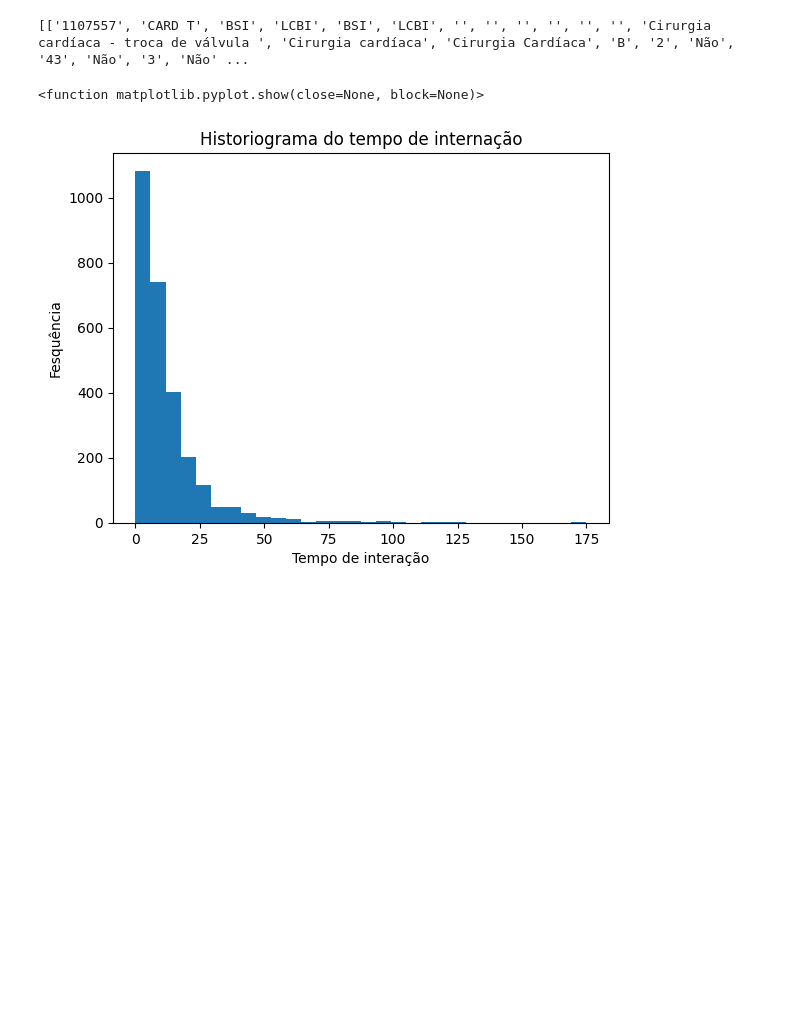
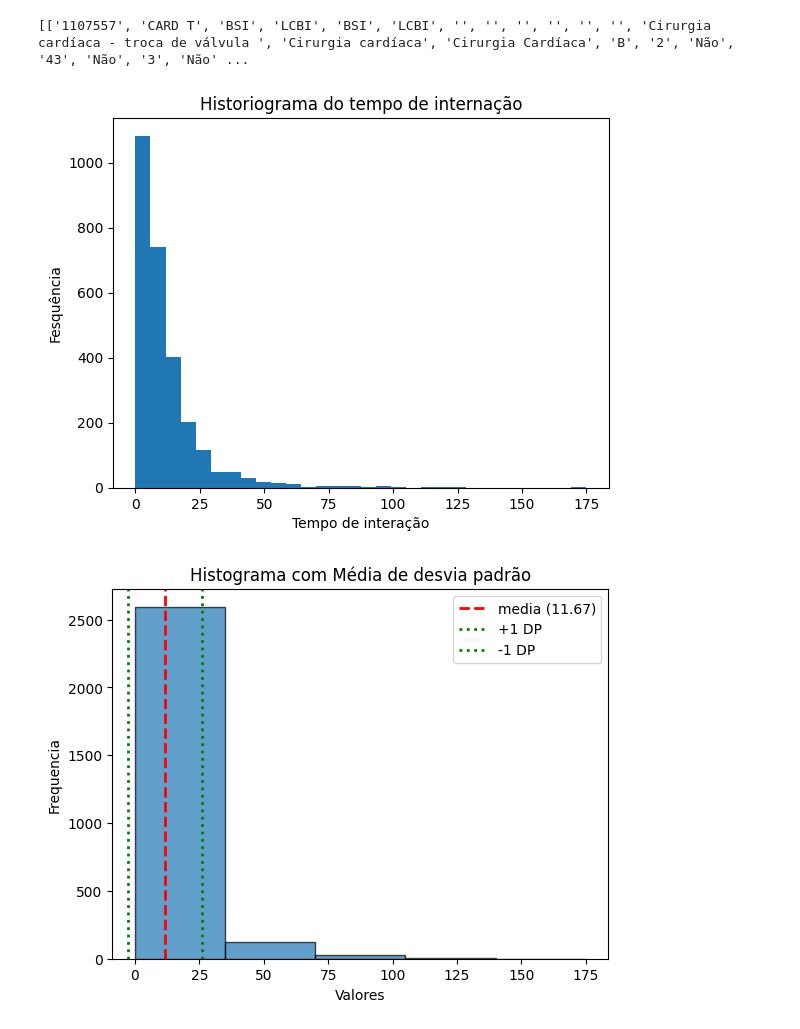
Before and after one commit to NicklausGabriel/inteligencia-artificial, a Jupyter notebook: Atividade1/Atividade1.ipynb, the cells around one changed output. Saved outputs shown, nothing was run; the diff lists cells and outputs as text; code cells hidden in the pictures; blank space fills up the shorter version.

```diff
--- a/Atividade1.ipynb
+++ b/Atividade1/Atividade1.ipynb
@@ -1,13 +1,14 @@
 # %% [markdown]
 <a href="https://colab.research.google.com/github/NicklausGabriel/inteligencia-artificial/blob/Atividade-1/Atividade1.ipynb" target="_parent"><img src="https://colab.research.google.com/assets/colab-badge.svg" alt="Open In Colab"/></a>
 # %%
+from matplotlib.lines import lineStyles
 import csv
 import numpy as np
 import statistics
 import matplotlib.pyplot as plt
 
 #"with open" garante que o arquivo será fechado automaticamente
-with open("/content/nao-tratada.csv", "r", newline="", encoding="utf-8") as arquivo_csv:
+with open("nao-tratada.csv", "r", newline="", encoding="utf-8") as arquivo_csv:
     leitor_csv = csv.reader(arquivo_csv)
     matriz_lista_de_listas = list(leitor_csv)#Converte toda as linhas em uma lista
 #Se quiser remover o cabeçalho (Primeira Linha)
@@ -21,7 +22,7 @@ print("####################")
 #Agora vamos abrir de outra forma (usar a base TRATADA)
 print("Agora vamos abrir de outra forma (usar a base TRATADA)")
 
-with open("/content/tratada.csv", "r", newline="", encoding="utf-8") as arquivo_tratado_csv:
+with open("tratada.csv", "r", newline="", encoding="utf-8") as arquivo_tratado_csv:
     leitor_tratado_csv = csv.reader(arquivo_tratado_csv)
     matriz_tratada_lista_de_listas = list(leitor_tratado_csv)
 print(matriz_tratada_lista_de_listas[1:])
@@ -30,39 +31,49 @@ print("####################")
 print("Essa base tratada, vamos inserir a mesma em uma matriz para cálculos")
 #delimiter="," indica que os valores são separados por vírgula
 #skipRows= 1 ignora o cabeçalho, se houver
-matriz_numpy = np.loadtxt("/content/tratada.csv", delimiter=",", skiprows=1)
+matriz_numpy = np.loadtxt("tratada.csv", delimiter=",", skiprows=1)
 
 print(matriz_numpy)
 print("Tamanho da base")
 print(matriz_numpy.shape)
 print("Linha 1 - colunas de 3 a 10")
 print(matriz_numpy[1:, 15:18])
 print(matriz_numpy[1,16])
 
 print("####################")
 print("Agora vamos colocar contas nesse negócio!")
 
 media = statistics.mean(matriz_numpy[0:,16])
 print(f"Esse é a média do tempo de interação - base tratada: {media}\n")
 
 desvio = statistics.stdev(matriz_numpy[:,16])
 print(f"Esse é o desvio padrão do tempo de interação - base tratada: {desvio}\n")
 
 variancia=statistics.variance(matriz_numpy[:,16])
 print(f"Esse é a variancia do tempo de interação - base tratada:  {variancia}\n")
 
 moda=statistics.mode(matriz_numpy[:,16])
 print(f"Esse é a moda do tempo de interação - base tratada:  {moda}\n")
 
 mediana=statistics.median(matriz_numpy[:,16])
 print(f"Esse é a mediana do tempo de interação - base tratada:  {mediana}\n")
 
 plt.hist(matriz_numpy[:,16], bins=30)
 plt.xlabel("Tempo de interação")
 plt.ylabel("Fesquência")
 plt.title("Historiograma do tempo de internação")
-plt.show
+plt.show()
+
+plt.hist(matriz_numpy[:,16], bins=5, edgecolor="black", alpha=0.7)
+plt.axvline(media, color="red", linestyle="--", linewidth=2, label=f"media ({media:.2f})")
+plt.axvline(media + desvio, color="green", linestyle=':', linewidth=2, label=f"+1 DP")
+plt.axvline(media - desvio, color="green", linestyle=':', linewidth=2, label=f"-1 DP")
+plt.xlabel("Valores")
+plt.ylabel("Frequencia")
+plt.title("Histograma com Média de desvia padrão")
+plt.legend()
+plt.show()
 # %% [output]
 [['1107557', 'CARD T', 'BSI', 'LCBI', 'BSI', 'LCBI', '', '', '', '', '', '', 'Cirurgia cardíaca - troca de válvula ', 'Cirurgia cardíaca', 'Cirurgia Cardíaca', 'B', '2', 'Não', '43', 'Não', '3', 'Não' ...
-<function matplotlib.pyplot.show(close=None, block=None)>
 [figure]
+[figure, added]
```
Also changed, not shown: 3 other files.
